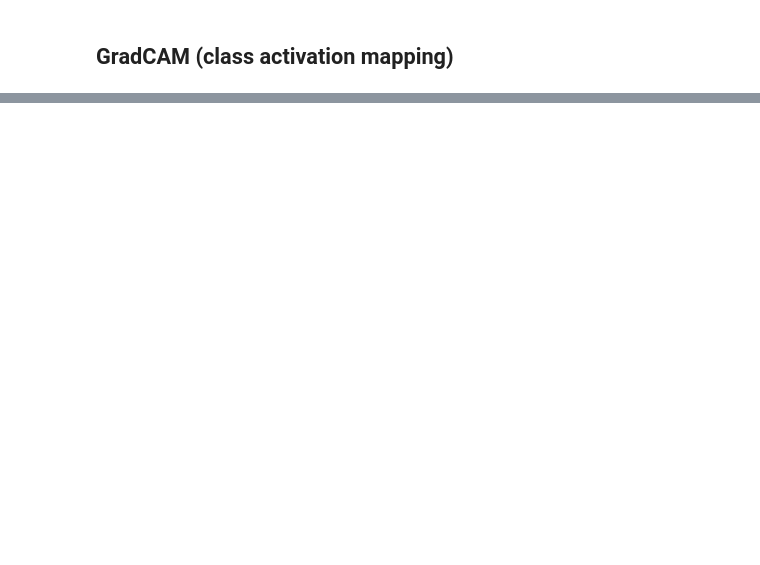
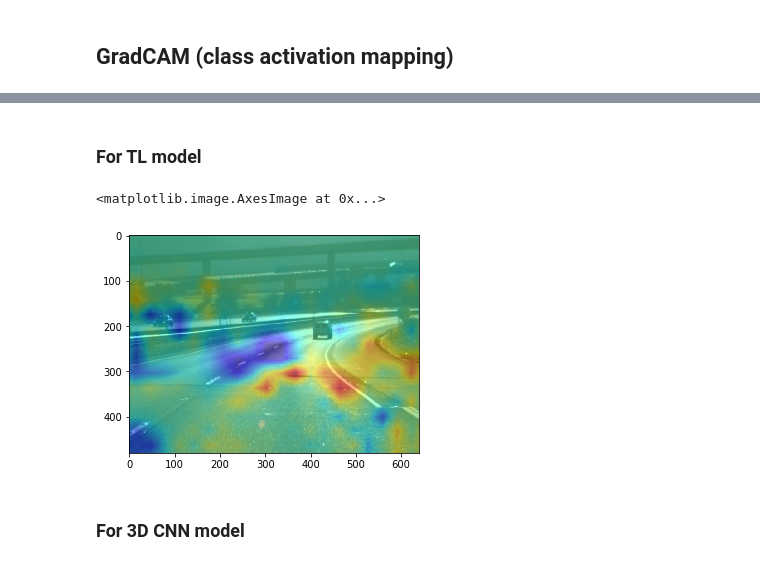
Before and after one commit to cvcore/steering-angle-prediction, a Jupyter notebook: steering_prediction.ipynb, the cells around one changed output, grey strips where cells are left out. Drawn from its saved outputs; the diff is of its cells as text; code cells hidden in the pictures; blank space fills up the shorter version.

```diff
--- a/steering_prediction.ipynb
+++ b/steering_prediction.ipynb
@@ -853 +794,27 @@ Convolution3D(
+# %% [markdown]
+### For TL model
+# %%
+# Load arbitrary data
+sample = udacity_dataset[3693]
+show_sample(sample)
+input_image = sample['image'].reshape(-1, 3, 480, 640).cuda()
+
+cam_extractor_tl = CamExtractorTLModel(tl_model)
+
+# Forward pass
+model_output = tl_model(input_image)
+
+# Backward pass
+tl_model.zero_grad()
+mse_loss = nn.MSELoss()
+loss = mse_loss(model_output, sample['angle'].cuda().reshape(1,1))
+loss.backward()
+
+cam_image = cam_extractor_tl.to_image(height=480, width=640) # Use this line to extract CAM image from the model!
+plt.imshow(cam_image[0, :, :], cmap='jet', alpha=0.5) # this shows CAM as overlay to the original input image
+# %% [output]
+<matplotlib.image.AxesImage at 0x...>
+[figure, added]
+# %% [markdown]
+### For 3D CNN model
 # %%
```
Also changed, not shown: parts of 28 cells of this notebook.
